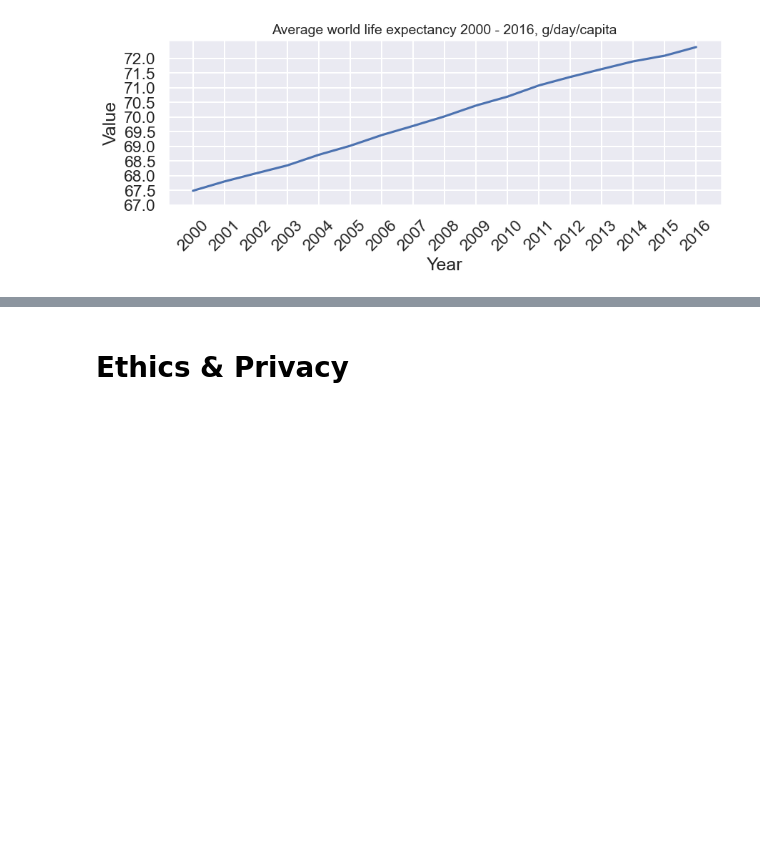
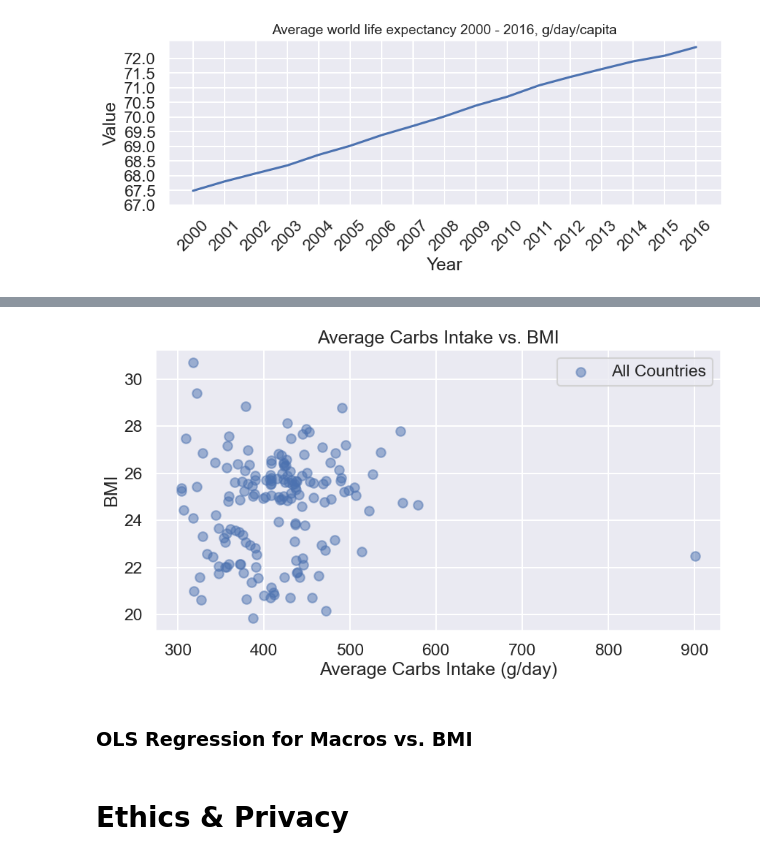
Before and after one commit to COGS108/Group074_WI24, a Jupyter notebook: EDACheckpoint_Group074_WI24.ipynb, the cells around one changed output, grey strips where cells are left out. Drawn from its saved outputs; the diff is of its cells as text; code cells hidden in the pictures; blank space fills up the shorter version.

```diff
--- a/EDACheckpoint_Group074_WI24.ipynb
+++ b/EDACheckpoint_Group074_WI24.ipynb
@@ -690,3 +724,21 @@ plt.show()
+# %%
+carbs_df = df[df['Series'] == 'Carbs (g/day)']
+bmi_df = df[df['Series'] == 'BMI']
+carbs_df = carbs_df.drop(columns=['Series']).set_index('Country')
+average_carbs = carbs_df.mean(axis=1).reset_index(name='Average Carbs Intake')
+bmi_df = bmi_df[['Country', '2000']].rename(columns={'2000': 'BMI'}).set_index('Country')
+merged_df = average_carbs.merge(bmi_df, left_on='Country', right_index=True)
+plt.figure(figsize=(10, 5))
+plt.scatter(merged_df['Average Carbs Intake'], merged_df['BMI'], alpha=0.5, label='All Countries')
+plt.title('Average Carbs Intake vs. BMI')
+plt.xlabel('Average Carbs Intake (g/day)')
+plt.ylabel('BMI')
+plt.legend()
+plt.show()
+# %% [output]
+[figure, added]
+# %% [markdown]
+### OLS Regression for Macros vs. BMI
 # %% [markdown]
 
 
```
Also changed, not shown: parts of 3 cells of this notebook.
